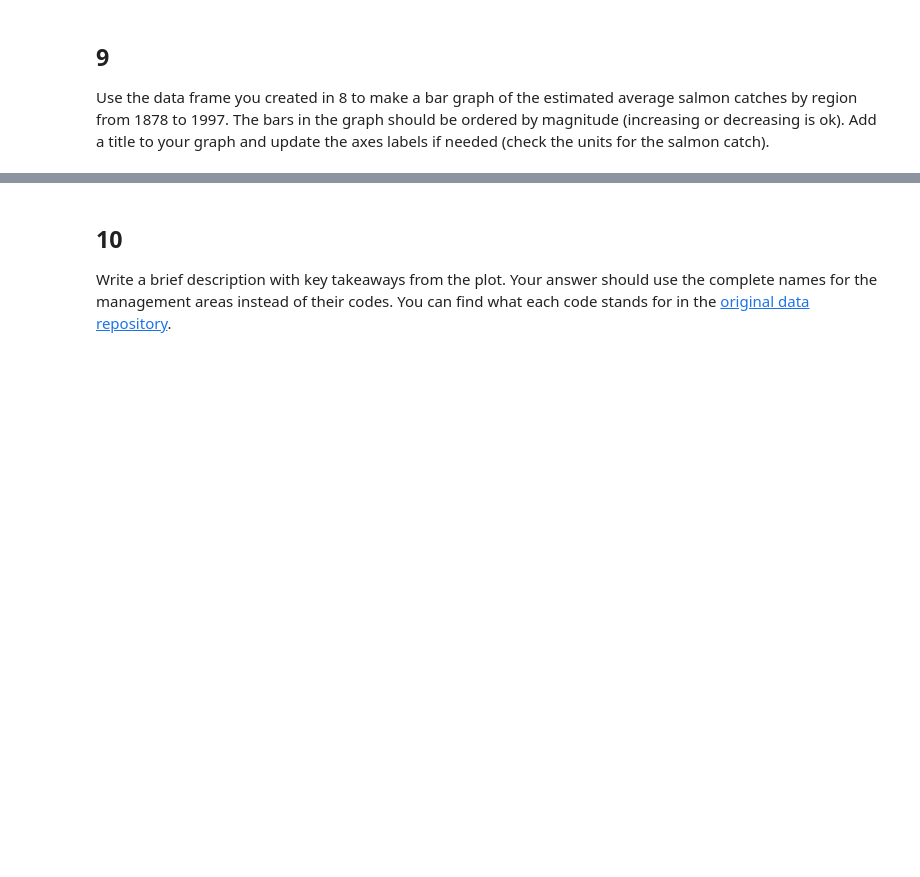
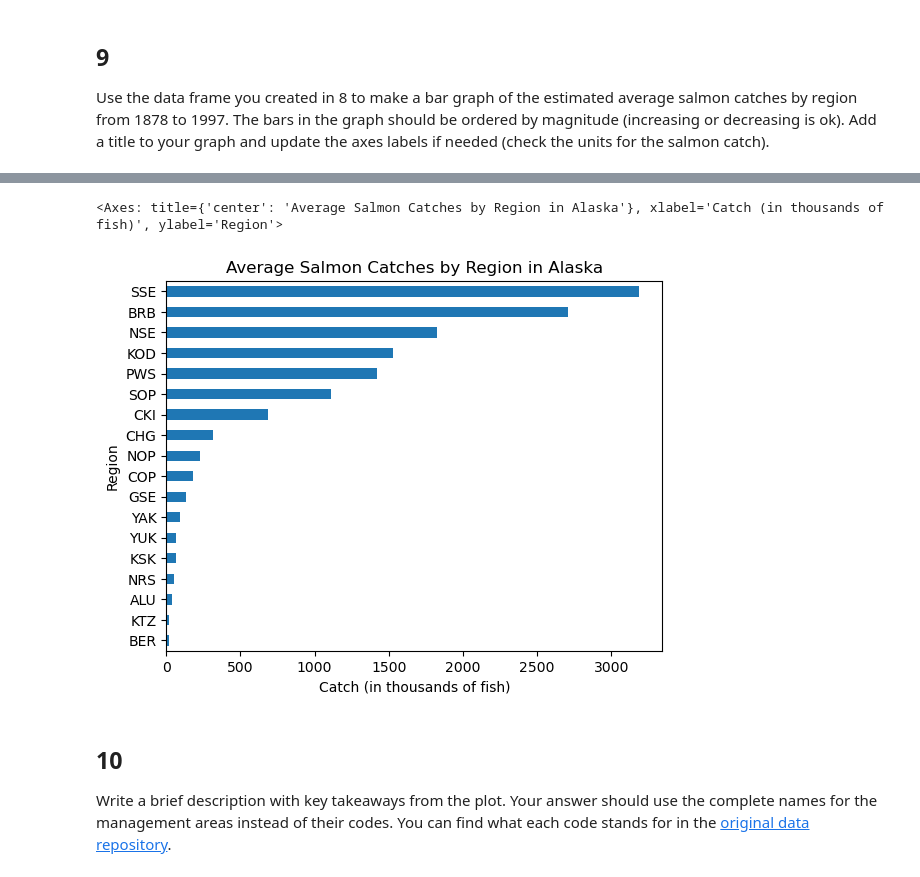
Before and after one commit to sarahhinkley/eds220-hwk2, a Jupyter notebook: task2/hwk2-task2-salmon.ipynb, the cells around one changed output, grey strips where cells are left out. Saved outputs shown, nothing was run; the diff lists cells and outputs as text; code cells hidden in the pictures; blank space fills up the shorter version.

Commit message:
Complete data cleaning and graph for salmon task

```diff
--- a/task2/hwk2-task2-salmon.ipynb
+++ b/task2/hwk2-task2-salmon.ipynb
@@ -256,0 +271,3 @@ catch_column_type
+# %%
+# Updating the Catch column to integer instead of object
+catch_data['Catch'] = catch_data['Catch'].astype('int64')
@@ -266,0 +289,4 @@ avg_region
+# %%
+# Store a data frame of average salmon catch per region
+avg_region = catch_data.groupby('Region')['Catch'].mean()
+avg_region
@@ -277,3 +335,14 @@ Use the data frame you created in 8 to make a bar graph of the estimated average
+# %%
+# Plot of the estimated average salmon catches (by region) across time (organized in aescending order)
+(avg_region.sort_values()
+           .plot(kind = 'barh',
+               title = 'Average Salmon Catches by Region in Alaska',
+               xlabel = 'Catch (in thousands of fish)'
+               )
+)
+# %% [output]
+<Axes: title={'center': 'Average Salmon Catches by Region in Alaska'}, xlabel='Catch (in thousands of fish)', ylabel='Region'>
+[figure, added]
 # %% [markdown]
 <!-- END QUESTION -->
 
```
Also changed, not shown: parts of 13 cells of this notebook.
